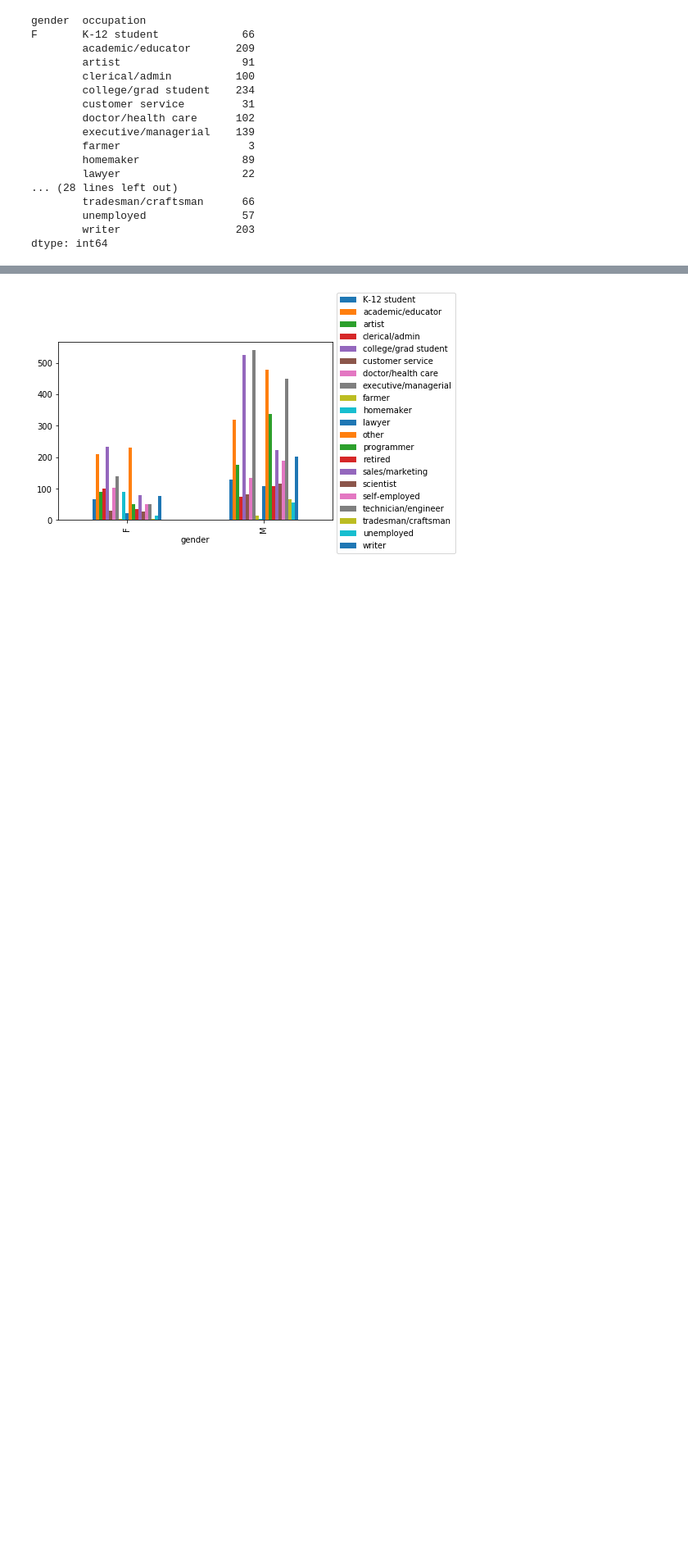
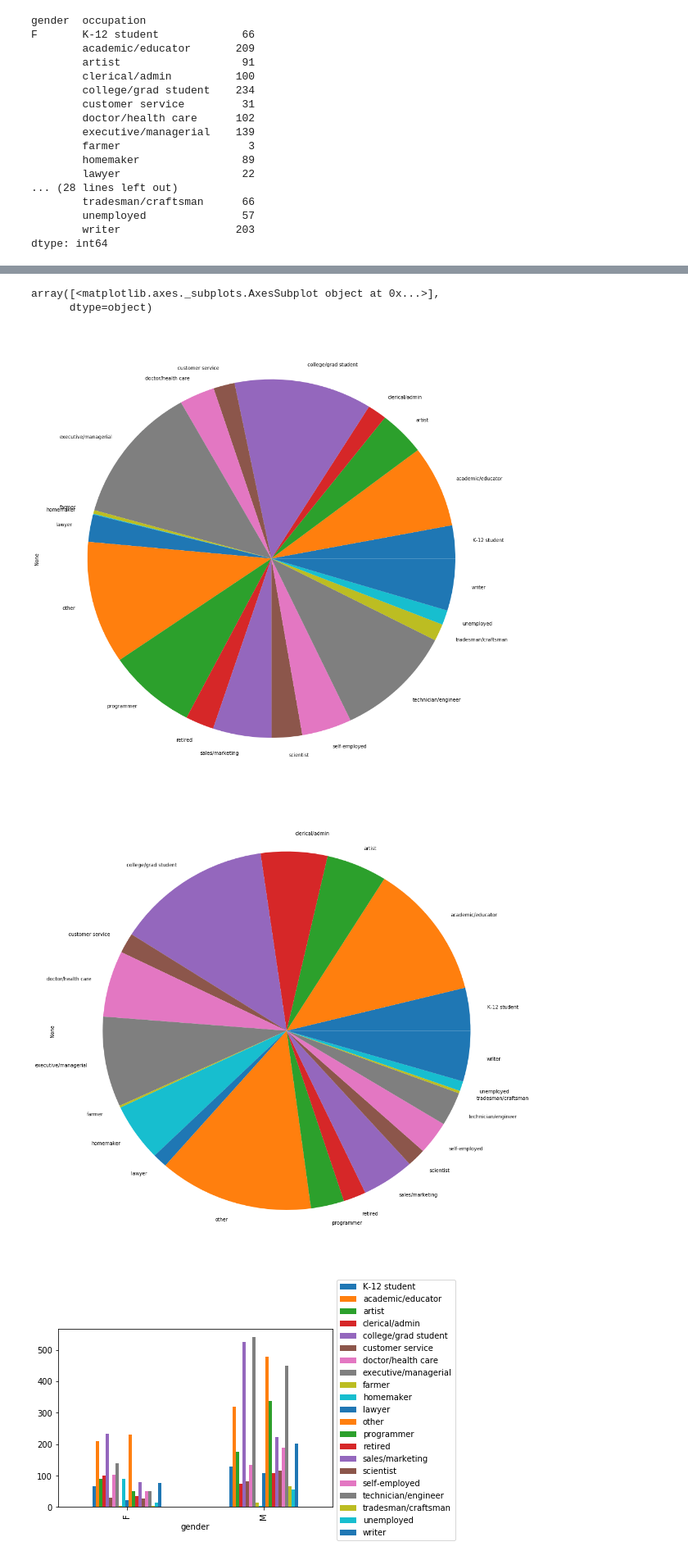
Before and after one commit to nicolagennaro/pussy-project, a Jupyter notebook: Users.ipynb, the cells around one changed output, grey strips where cells are left out. Shown: that part at 82% size. Drawn from its saved outputs; the diff is of its cells as text; code cells hidden in the pictures; blank space fills up the shorter version.

```diff
--- a/Users.ipynb
+++ b/Users.ipynb
@@ -354,3 +484,10 @@ F       K-12 student             66
         unemployed               57
         writer                  203
 dtype: int64
+# %%
+print(type(u_go.loc["M"]))
+plt.figure(figsize=(17,17))
+u_go.loc["M"].plot(kind='pie', subplots=True)
+plt.figure(figsize=(17,17))
+u_go.loc["F"].plot(kind='pie', subplots=True)
+# %% [output]
@@ -357,3 +495,7 @@ dtype: int64
+array([<matplotlib.axes._subplots.AxesSubplot object at 0x...>],
+      dtype=object)
+[figure, added]
+[figure, added]
 # %%
 u_go.unstack().plot(kind='bar',).legend(loc='best', bbox_to_anchor=(1, 1.3))
 plt.show()
```
Also changed, not shown: parts of 15 cells of this notebook, 2 other files.
